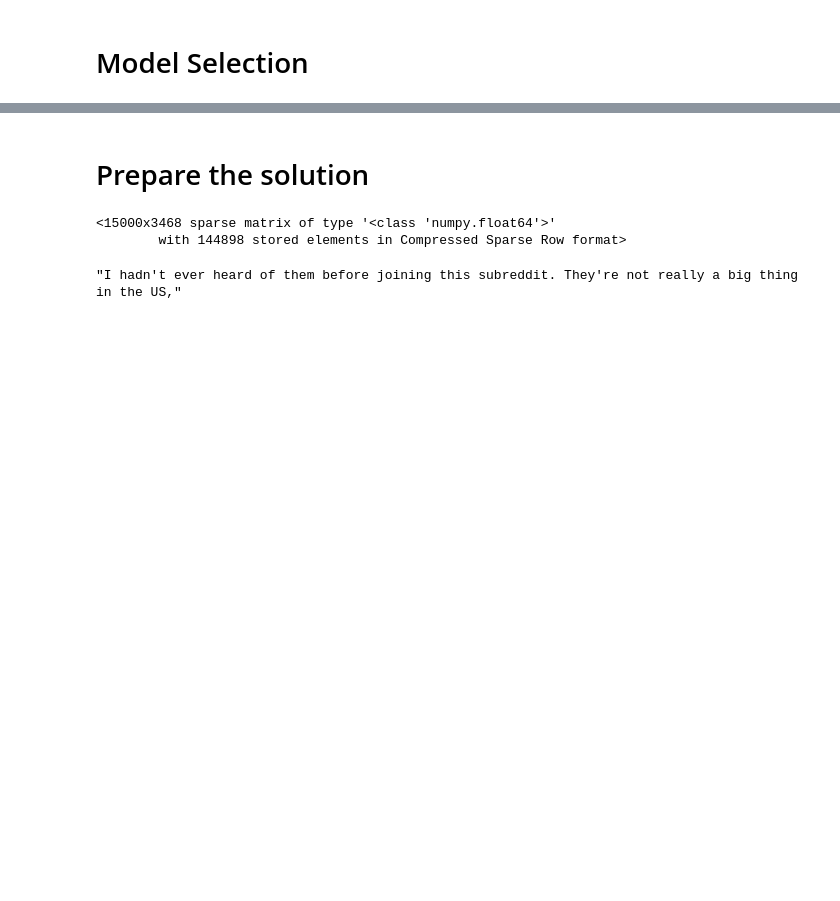
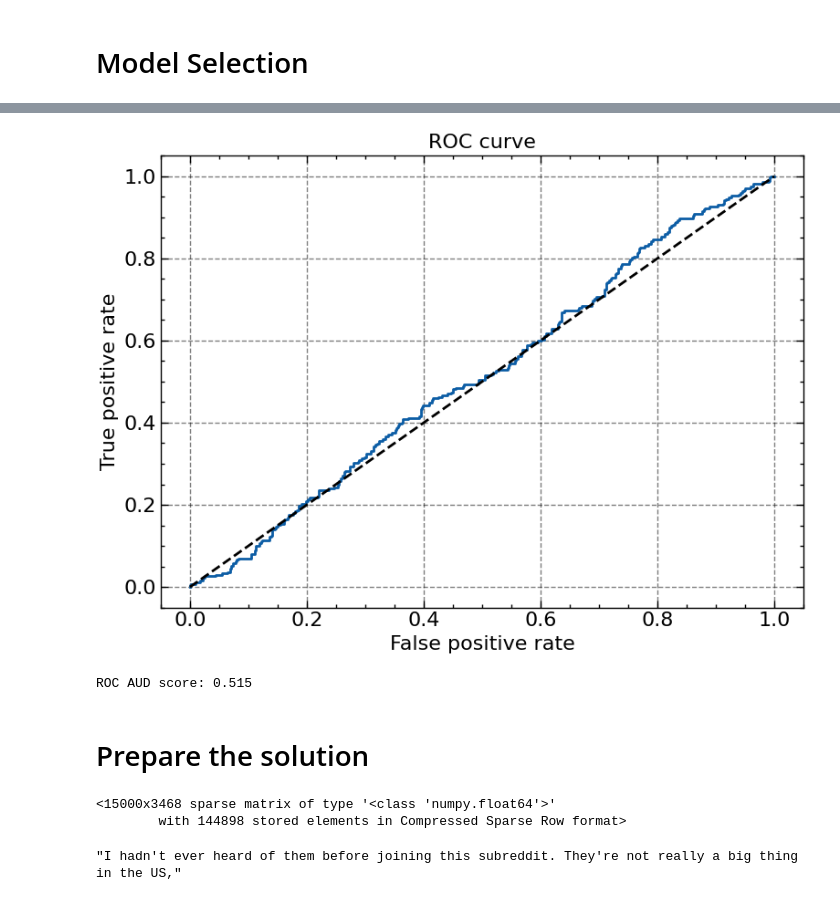
Before and after one commit to marchfra/reddit-data-mining, a Jupyter notebook: example-datamining2024.ipynb, the cells around one changed output, grey strips where cells are left out. Drawn from its saved outputs; the diff is of its cells as text; code cells hidden in the pictures; blank space fills up the shorter version.

Commit message:
Implemented random model

```diff
--- a/example-datamining2024.ipynb
+++ b/example-datamining2024.ipynb
@@ -136,8 +154,11 @@ At this point I have three data structures:
+# %%
+X_train, X_val, y_train, y_val = train_test_split(X, y, test_size=0.2, random_state=42)
 # %%
 # YOUR CODE HERE
 
 class Model():
+    '''Random model'''
     def predict_proba(self, X):
-        return np.zeros((X.shape[0], 2))
+        return np.random.random((X.shape[0], 2))
 
-model = Model()
+random_model = Model()
@@ -144,3 +185,10 @@ model = Model()
+# %%
+y_pred = random_model.predict_proba(X_val)[:,1]
+
+print(f"ROC AUD score: {roc_curve(y_pred, y_val):.3f}")
+# %% [output]
+[figure, added]
+ROC AUD score: 0.515
 # %% [markdown]
 # Prepare the solution
 # %%
```
Also changed, not shown: parts of 5 cells of this notebook.
